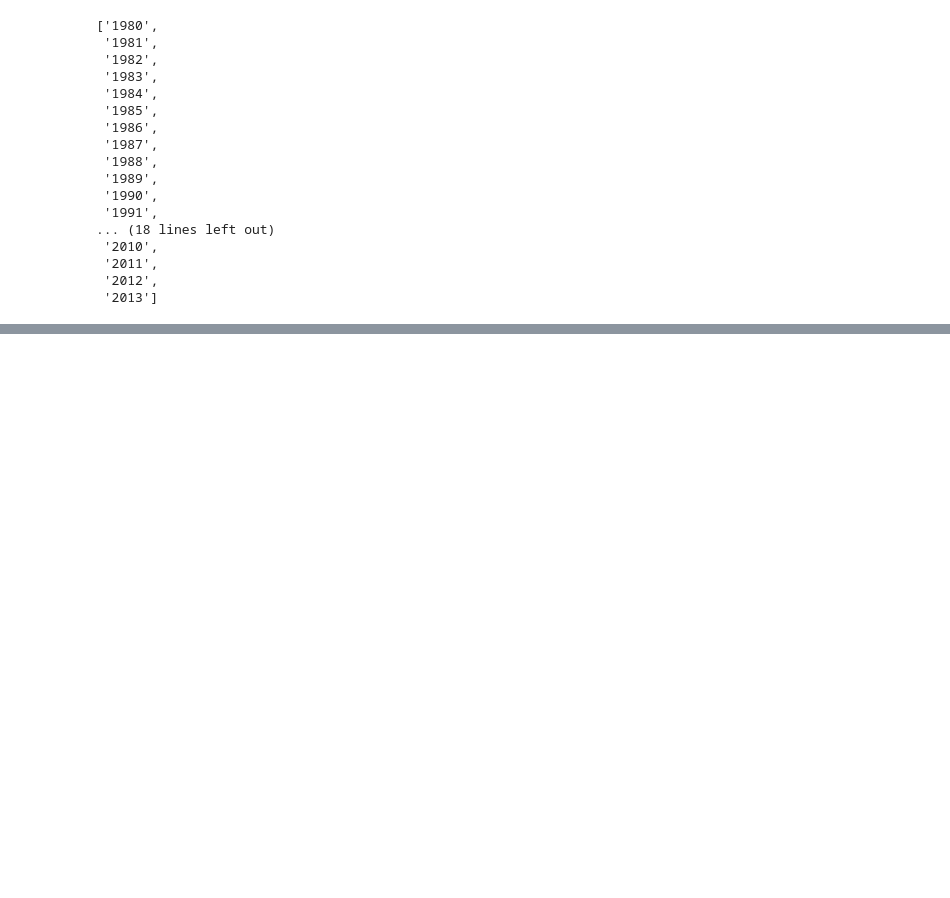
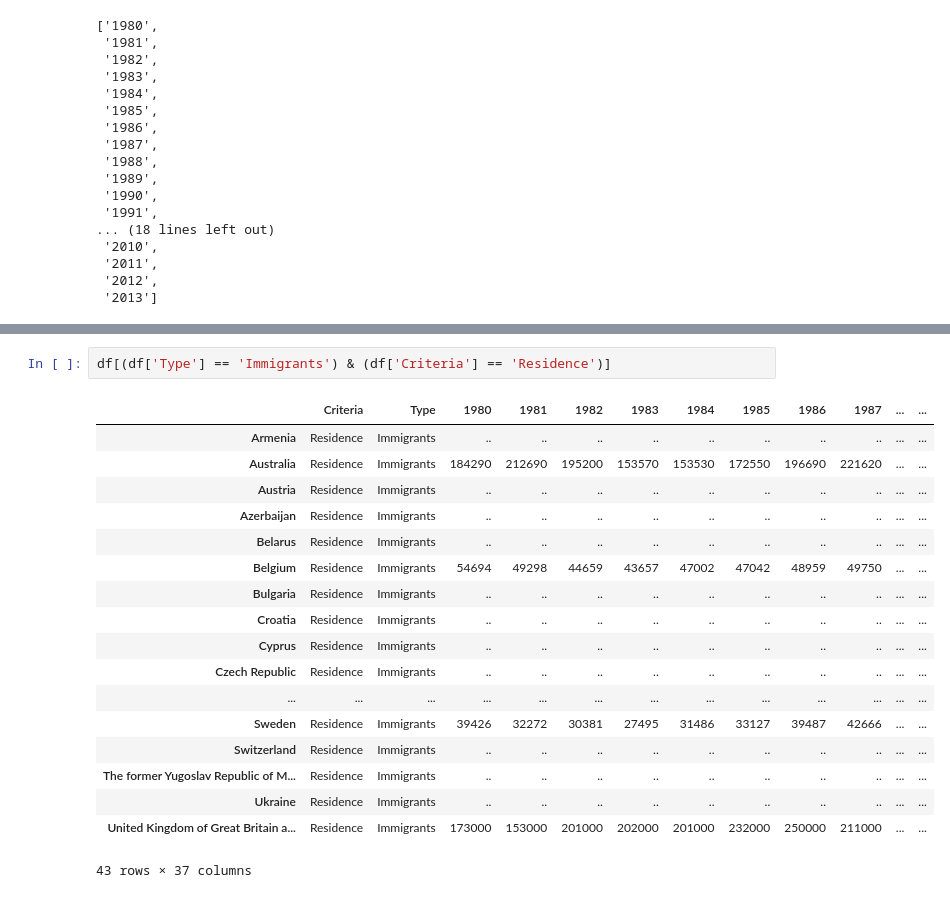
Before and after one commit to AmmaraRazzaq/dataVisualization_with_Python, a Jupyter notebook: Matplotlib.ipynb, the cells around one changed output, grey strips where cells are left out. Saved outputs shown, nothing was run; the diff lists cells and outputs as text; blank space fills up the shorter version.

```diff
--- a/Matplotlib.ipynb
+++ b/Matplotlib.ipynb
@@ -304,0 +343,21 @@ KeyError: 'Country'
+# %%
+df[(df['Type'] == 'Immigrants') & (df['Criteria'] == 'Residence')]
+# %% [output]
+|  | Criteria | Type | 1980 | 1981 | 1982 | 1983 | 1984 | 1985 | 1986 | 1987 | ... | ... |
+| Armenia | Residence | Immigrants | .. | .. | .. | .. | .. | .. | .. | .. | ... | ... |
+| Australia | Residence | Immigrants | 184290 | 212690 | 195200 | 153570 | 153530 | 172550 | 196690 | 221620 | ... | ... |
+| Austria | Residence | Immigrants | .. | .. | .. | .. | .. | .. | .. | .. | ... | ... |
+| Azerbaijan | Residence | Immigrants | .. | .. | .. | .. | .. | .. | .. | .. | ... | ... |
+| Belarus | Residence | Immigrants | .. | .. | .. | .. | .. | .. | .. | .. | ... | ... |
+| Belgium | Residence | Immigrants | 54694 | 49298 | 44659 | 43657 | 47002 | 47042 | 48959 | 49750 | ... | ... |
+| Bulgaria | Residence | Immigrants | .. | .. | .. | .. | .. | .. | .. | .. | ... | ... |
+| Croatia | Residence | Immigrants | .. | .. | .. | .. | .. | .. | .. | .. | ... | ... |
+| Cyprus | Residence | Immigrants | .. | .. | .. | .. | .. | .. | .. | .. | ... | ... |
+| Czech Republic | Residence | Immigrants | .. | .. | .. | .. | .. | .. | .. | .. | ... | ... |
+| ... | ... | ... | ... | ... | ... | ... | ... | ... | ... | ... | ... | ... |
+| Sweden | Residence | Immigrants | 39426 | 32272 | 30381 | 27495 | 31486 | 33127 | 39487 | 42666 | ... | ... |
+| Switzerland | Residence | Immigrants | .. | .. | .. | .. | .. | .. | .. | .. | ... | ... |
+| The former Yugoslav Republic of M... | Residence | Immigrants | .. | .. | .. | .. | .. | .. | .. | .. | ... | ... |
+| Ukraine | Residence | Immigrants | .. | .. | .. | .. | .. | .. | .. | .. | ... | ... |
+| United Kingdom of Great Britain a... | Residence | Immigrants | 173000 | 153000 | 201000 | 202000 | 201000 | 232000 | 250000 | 211000 | ... | ... |
+43 rows × 37 columns
```
Also changed, not shown: parts of 3 cells of this notebook.
